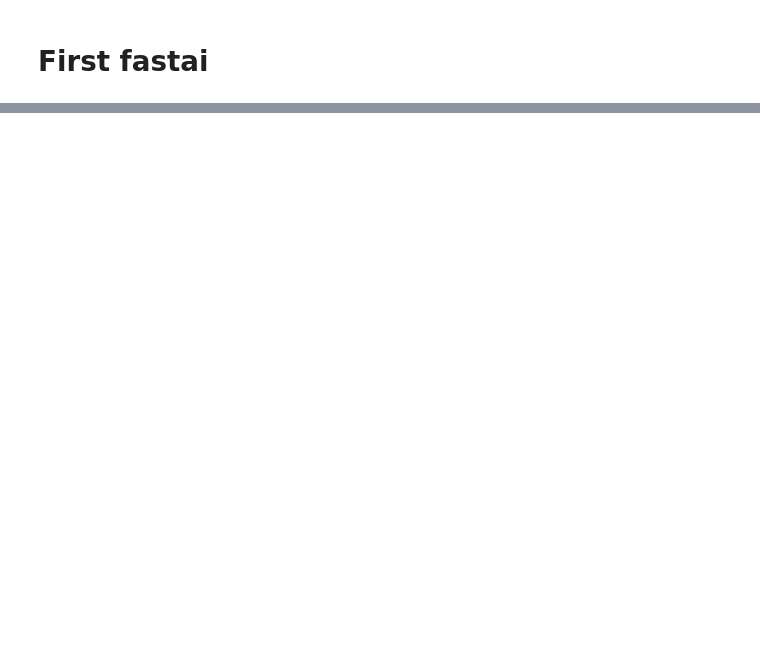
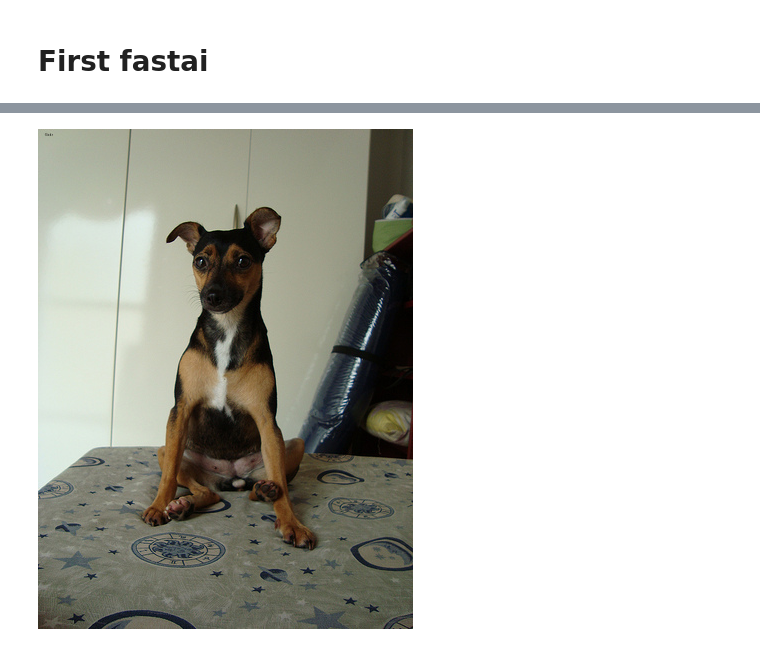
Before and after one commit to akihikoy/ay_test, a Jupyter notebook: python/torch/fastai/first_fastai.ipynb, the cells around one changed output, grey strips where cells are left out. Drawn from its saved outputs; the diff is of its cells as text; code cells hidden in the pictures; blank space fills up the shorter version.

```diff
--- a/python/torch/fastai/first_fastai.ipynb
+++ b/python/torch/fastai/first_fastai.ipynb
@@ -64,0 +69,4 @@ predict= ('False', tensor(0), tensor([9.9999e-01, 5.3280e-06]))
+# %%
+dls.valid_ds[0][0]
+# %% [output]
+[figure, added]
```
Also changed, not shown: parts of 5 cells of this notebook, 9 other files.
